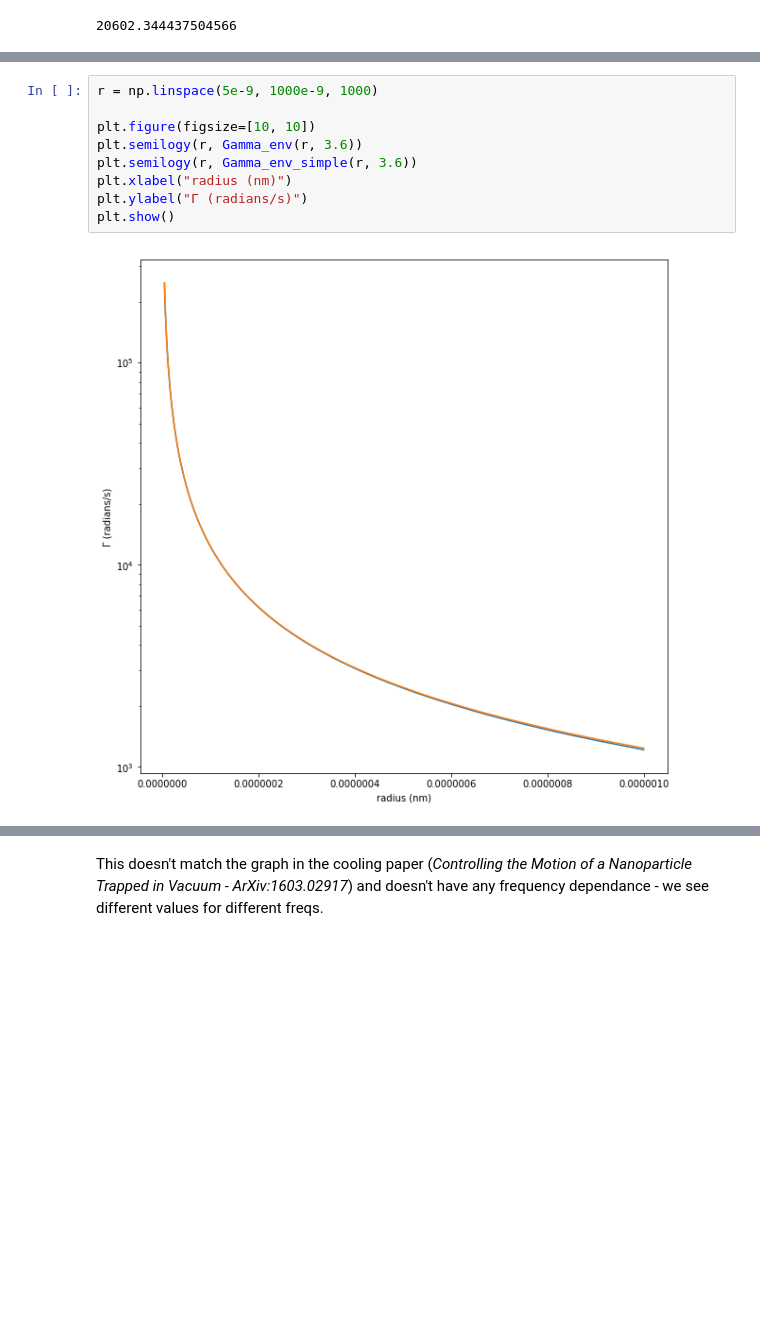
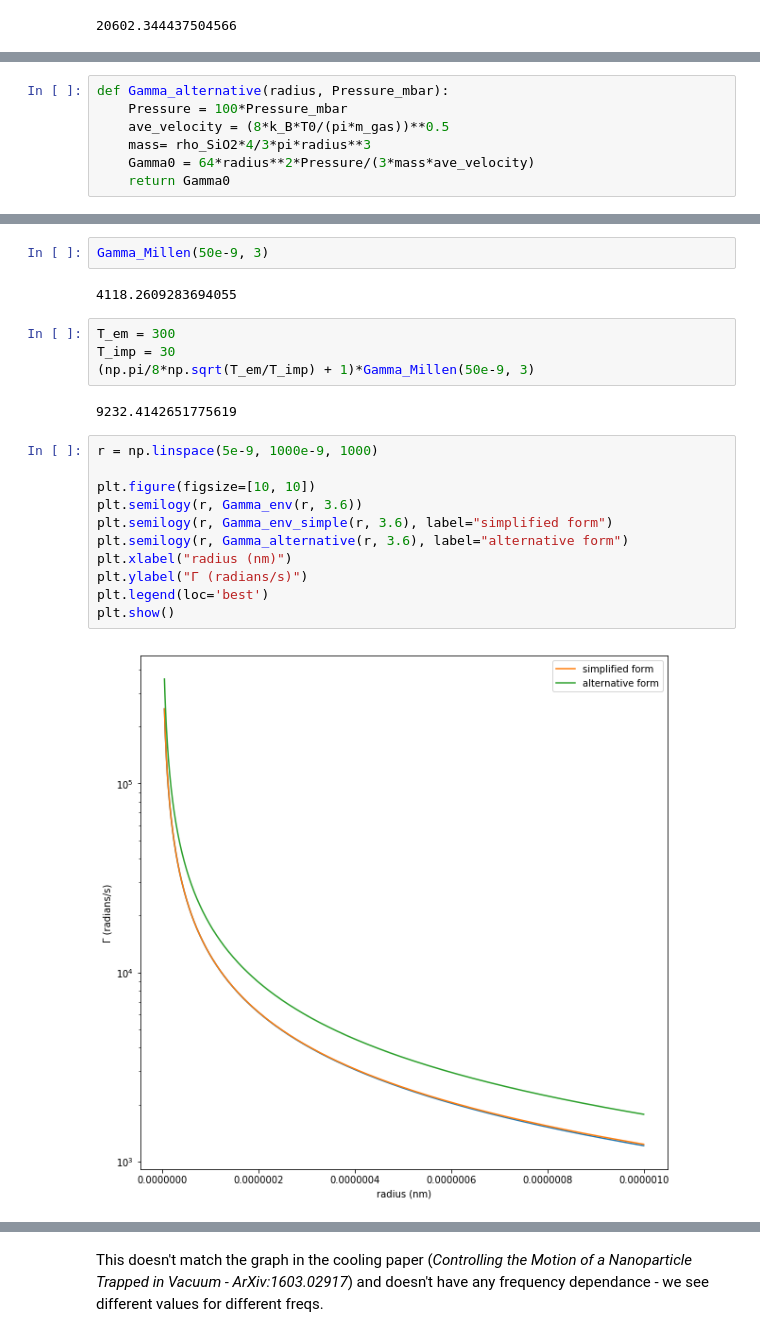
Before and after one commit to AshleySetter/optoanalysis, a Jupyter notebook: Damping_radius_relation.ipynb, the cells around one changed output, grey strips where cells are left out. Saved outputs shown, nothing was run; the diff lists cells and outputs as text; blank space fills up the shorter version.

```diff
--- a/Damping_radius_relation.ipynb
+++ b/Damping_radius_relation.ipynb
@@ -110,0 +128,7 @@ Gamma_env_simple(50e-9, 3)
+# %%
+def Gamma_alternative(radius, Pressure_mbar):
+    Pressure = 100*Pressure_mbar
+    ave_velocity = (8*k_B*T0/(pi*m_gas))**0.5
+    mass= rho_SiO2*4/3*pi*radius**3
+    Gamma0 = 64*radius**2*Pressure/(3*mass*ave_velocity)
+    return Gamma0
@@ -111,14 +186,26 @@ Gamma_env_simple(50e-9, 3)
+# %%
+Gamma_Millen(50e-9, 3)
+# %% [output]
+4118.2609283694055
+# %%
+T_em = 300
+T_imp = 30
+(np.pi/8*np.sqrt(T_em/T_imp) + 1)*Gamma_Millen(50e-9, 3)
+# %% [output]
+9232.4142651775619
 # %%
 r = np.linspace(5e-9, 1000e-9, 1000)
 
 plt.figure(figsize=[10, 10])
 plt.semilogy(r, Gamma_env(r, 3.6))
-plt.semilogy(r, Gamma_env_simple(r, 3.6))
+plt.semilogy(r, Gamma_env_simple(r, 3.6), label="simplified form")
+plt.semilogy(r, Gamma_alternative(r, 3.6), label="alternative form")
 plt.xlabel("radius (nm)")
 plt.ylabel("Γ (radians/s)")
+plt.legend(loc='best')
 plt.show()
 # %% [output]
-[figure, old version]
+[figure, new version]
 # %%
 r = 50e-9
 P = np.linspace(1e-12, 1000, 1000)
```
Also changed, not shown: parts of 11 cells of this notebook.
